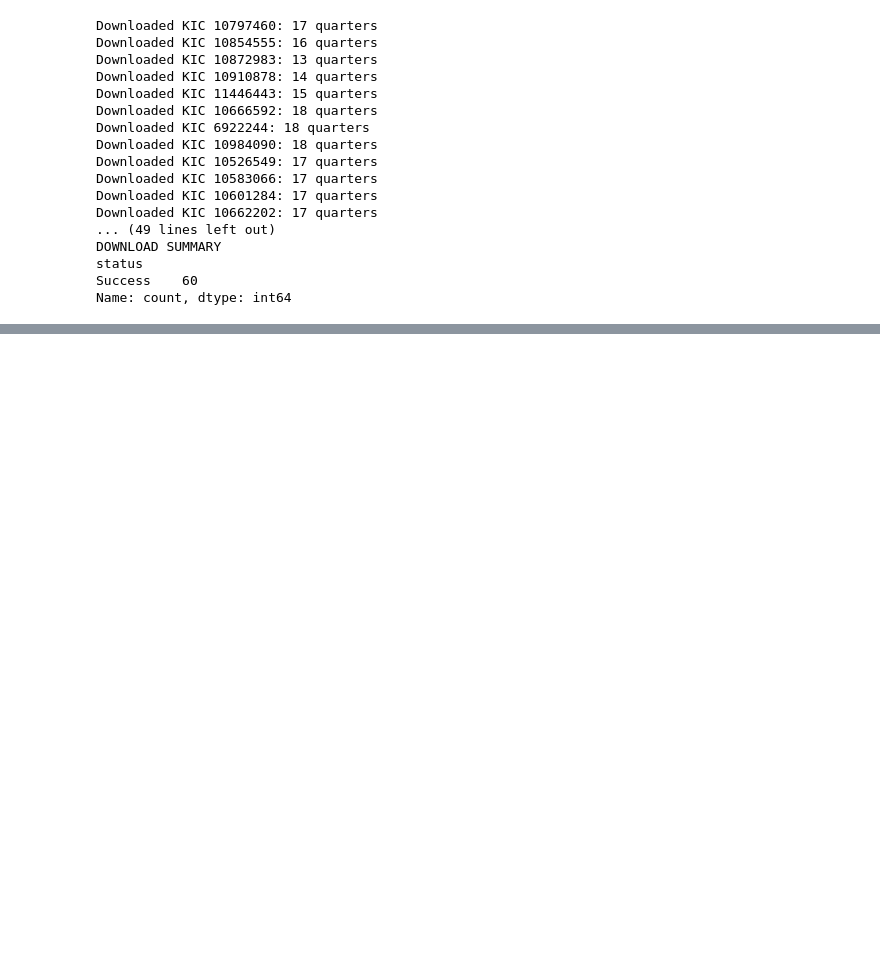
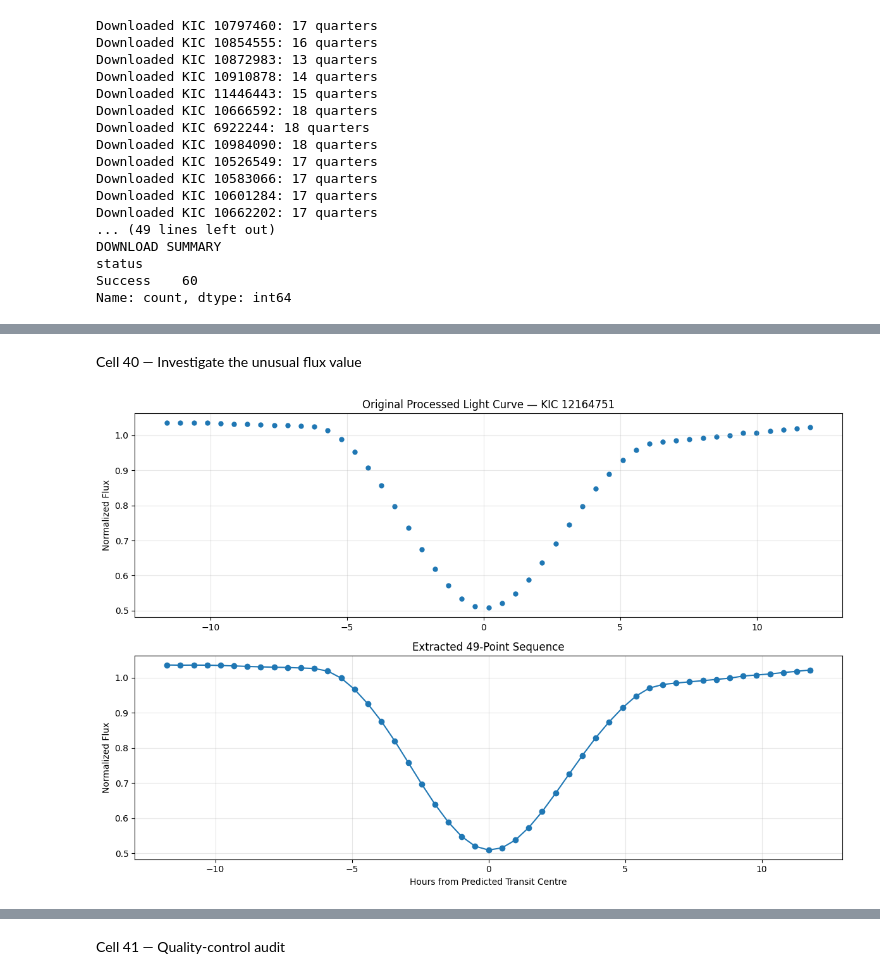
Before and after one commit to sanoop070/nasa-exoplanet-finder, a Jupyter notebook: exoplanet_cnn.ipynb, the cells around one changed output, grey strips where cells are left out. Drawn from its saved outputs; the diff is of its cells as text; code cells hidden in the pictures; blank space fills up the shorter version.

```diff
--- a/exoplanet_cnn.ipynb
+++ b/exoplanet_cnn.ipynb
@@ -1367,0 +3311,78 @@ Name: count, dtype: int64
+# %% [markdown]
+Cell 40 — Investigate the unusual flux value
+# %%
+import numpy as np
+import matplotlib.pyplot as plt
+import os
+import pickle
+
+# Select the unusual test window
+unusual_row = test_rows[
+    test_rows["kepid"] == 12164751
+].iloc[0]
+
+kepid = int(unusual_row["kepid"])
+quarter_number = int(unusual_row["quarter"])
+event_center = float(unusual_row["event_center"])
+
+# Load original processed quarter
+path = os.path.join(
+    PROCESSED_DIR,
+    f"KIC_{kepid}_processed.pkl"
+)
+
+with open(path, "rb") as f:
+    star_data = pickle.load(f)
+
+quarter_data = next(
+    q for q in star_data["quarters"]
+    if int(q["quarter"]) == quarter_number
+)
+
+times = np.asarray(quarter_data["time"])
+flux = np.asarray(quarter_data["flux"])
+
+# Original observations around the event
+relative_hours = (times - event_center) * 24
+window = np.abs(relative_hours) <= 12
+
+# Re-extract the sequence
+grid, sequence, mask = extract_sequence(unusual_row)
+
+grid_relative_hours = (grid - event_center) * 24
+
+# Plot
+fig, axes = plt.subplots(2, 1, figsize=(12, 8))
+
+axes[0].scatter(
+    relative_hours[window],
+    flux[window],
+    s=25
+)
+axes[0].set_title("Original Processed Light Curve — KIC 12164751")
+axes[0].set_ylabel("Normalized Flux")
+axes[0].grid(alpha=0.3)
+
+axes[1].plot(
+    grid_relative_hours,
+    sequence,
+    marker="o"
+)
+axes[1].set_title("Extracted 49-Point Sequence")
+axes[1].set_xlabel("Hours from Predicted Transit Centre")
+axes[1].set_ylabel("Normalized Flux")
+axes[1].grid(alpha=0.3)
+
+plt.tight_layout()
+plt.show()
+
+print("MINIMUM SEQUENCE FLUX:", sequence.min())
+print("MAXIMUM SEQUENCE FLUX:", sequence.max())
+print("VALID POSITIONS:", int(mask.sum()))
+
+print("\nLOWEST ORIGINAL OBSERVATIONS:")
+print(
+    sorted(flux[window])[:5]
+)
+# %% [output]
+[figure, added]
@@ -1367,0 +3395,2 @@ Name: count, dtype: int64
+# %% [markdown]
+Cell 41 — Quality-control audit
```
Also changed, not shown: parts of 55 cells of this notebook.
